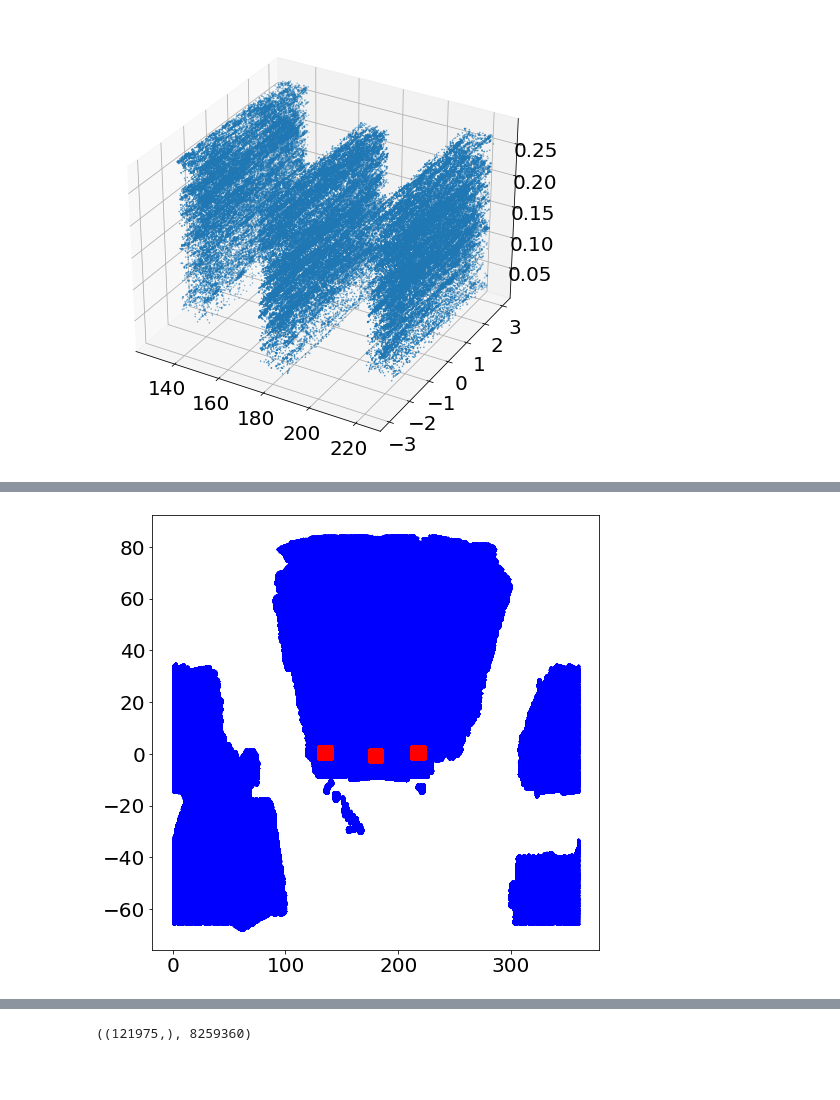
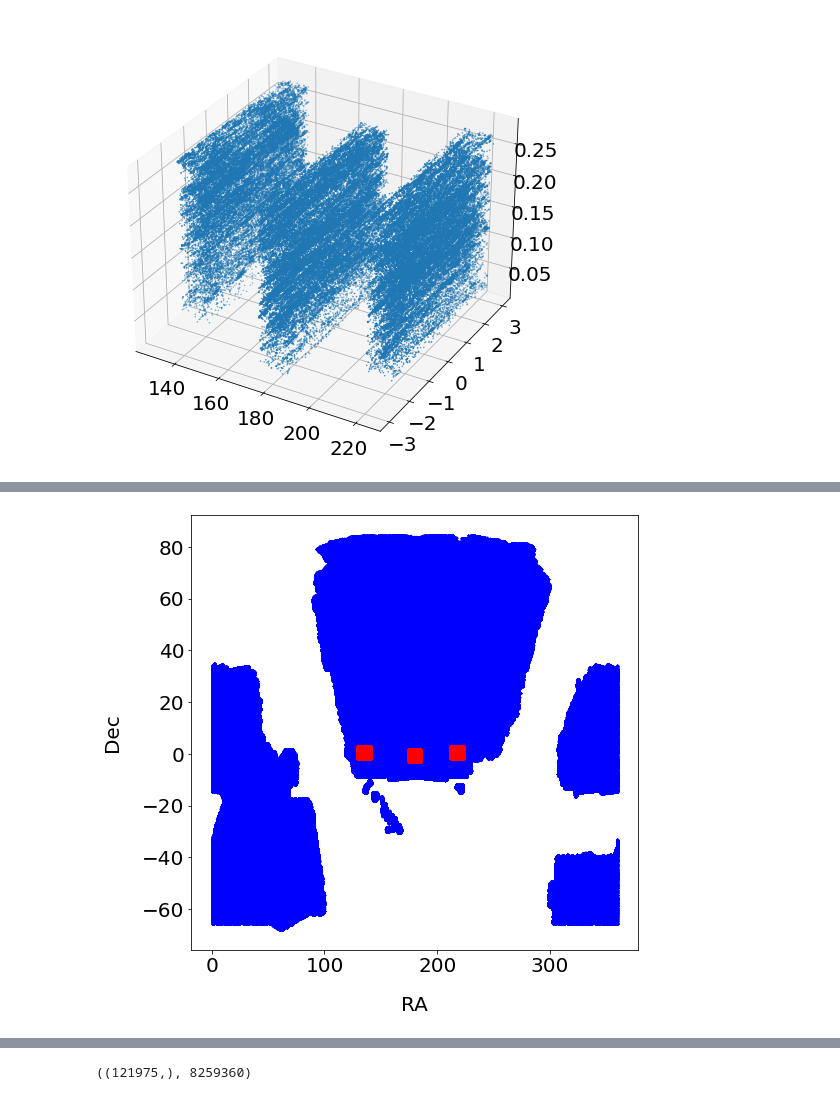
Before and after one commit to jsuarez314/alignment_desi, a Jupyter notebook: GAMA_DES_match.ipynb, the cells around one changed output, grey strips where cells are left out. Cells and saved outputs as stored; diff of their text form; code cells hidden in the pictures; blank space fills up the shorter version.

```diff
--- a/GAMA_DES_match.ipynb
+++ b/GAMA_DES_match.ipynb
@@ -58,10 +46,13 @@ df_des
 ra_des  = df_des['RA']
 dec_des = df_des['DEC']
 # %%
+# Plot the GAMA region in the DES catalog
 fig = pl.figure(figsize=(8,8))
 pl.scatter(ra_des,  dec_des,  s=0.3, c='b')
 pl.scatter(ra_gama, dec_gama, s=0.3, c='r')
+pl.xlabel('RA')
+pl.ylabel('Dec')
 pl.show()
 # %% [output]
-[figure, old version]
+[figure, new version]
 # %%
```
Also changed, not shown: parts of 55 cells of this notebook, 2 other files.
